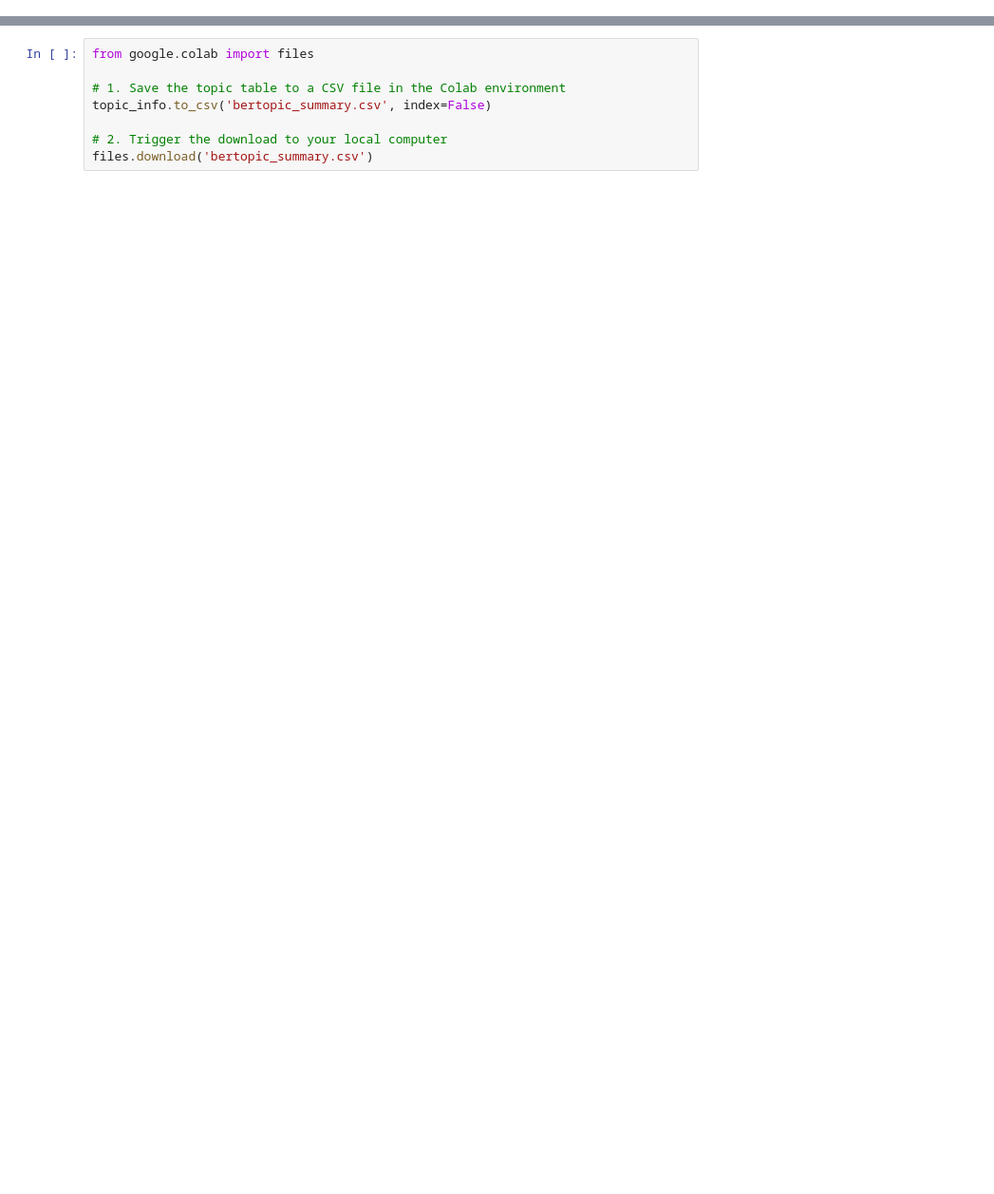
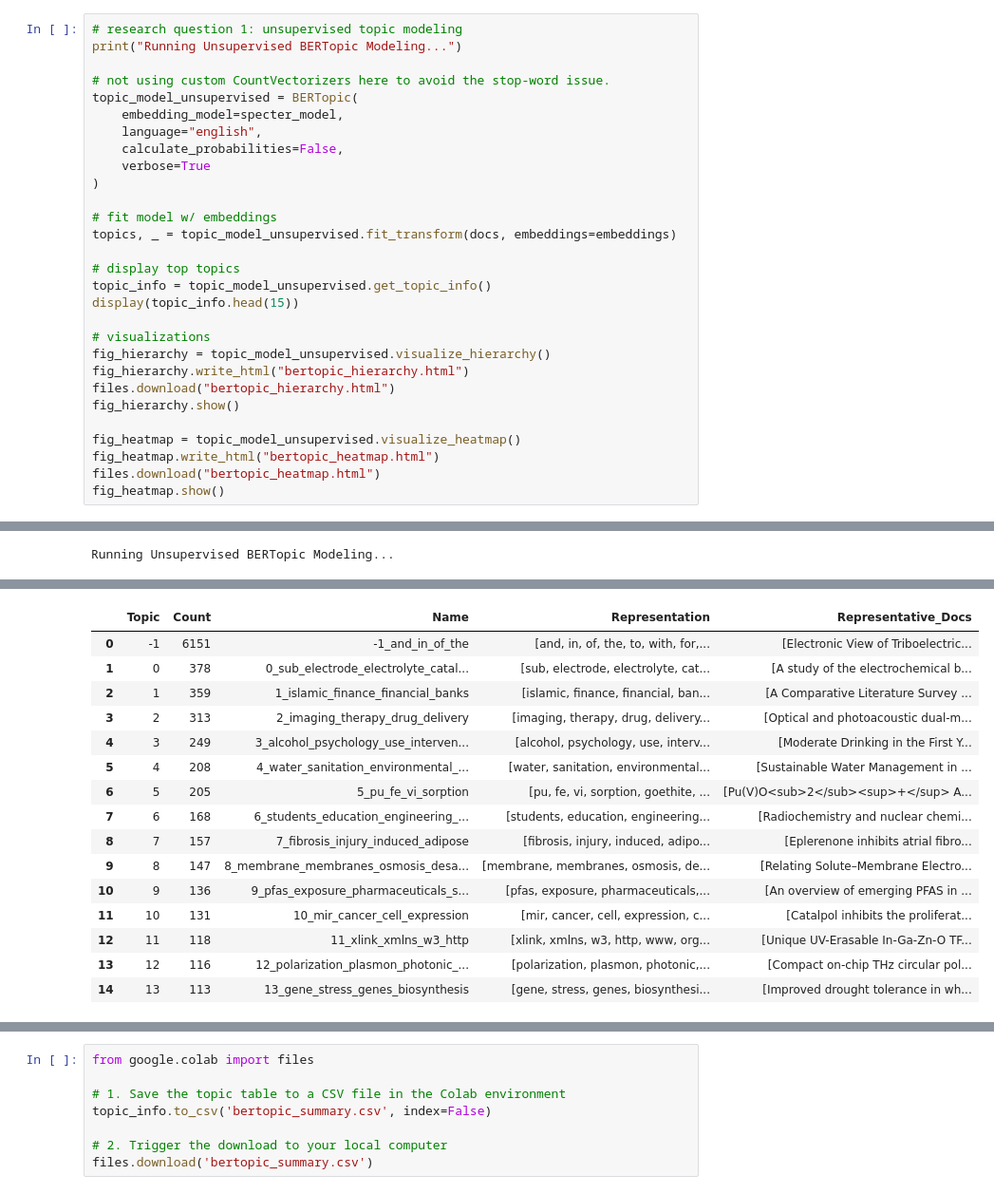
Before and after one commit to ryanatberkeley/aeesp-grand-challenges-nlp-pipeline, a Jupyter notebook: bertopic_modeling.ipynb, the cells around one changed output, grey strips where cells are left out. Shown at 95% size. Drawn from its saved outputs; the diff is of its cells as text; blank space fills up the shorter version.

```diff
--- a/bertopic_modeling.ipynb
+++ b/bertopic_modeling.ipynb
@@ -110,0 +102,30 @@ else:
+# %%
+# research question 1: unsupervised topic modeling
+print("Running Unsupervised BERTopic Modeling...")
+
+# not using custom CountVectorizers here to avoid the stop-word issue.
+topic_model_unsupervised = BERTopic(
+    embedding_model=specter_model,
+    language="english",
+    calculate_probabilities=False,
+    verbose=True
+)
+
+# fit model w/ embeddings
+topics, _ = topic_model_unsupervised.fit_transform(docs, embeddings=embeddings)
+
+# display top topics
+topic_info = topic_model_unsupervised.get_topic_info()
+display(topic_info.head(15))
+
+# visualizations
+fig_hierarchy = topic_model_unsupervised.visualize_hierarchy()
+fig_hierarchy.write_html("bertopic_hierarchy.html")
+files.download("bertopic_hierarchy.html")
+fig_hierarchy.show()
+
+fig_heatmap = topic_model_unsupervised.visualize_heatmap()
+fig_heatmap.write_html("bertopic_heatmap.html")
+files.download("bertopic_heatmap.html")
+fig_heatmap.show()
+# %% [output]
@@ -110,0 +133 @@ else:
+Running Unsupervised BERTopic Modeling...
@@ -110,0 +139,16 @@ else:
+|  | Topic | Count | Name | Representation | Representative_Docs |
+| 0 | -1 | 6151 | -1_and_in_of_the | [and, in, of, the, to, with, for,... | [Electronic View of Triboelectric... |
+| 1 | 0 | 378 | 0_sub_electrode_electrolyte_catal... | [sub, electrode, electrolyte, cat... | [A study of the electrochemical b... |
+| 2 | 1 | 359 | 1_islamic_finance_financial_banks | [islamic, finance, financial, ban... | [A Comparative Literature Survey ... |
+| 3 | 2 | 313 | 2_imaging_therapy_drug_delivery | [imaging, therapy, drug, delivery... | [Optical and photoacoustic dual-m... |
+| 4 | 3 | 249 | 3_alcohol_psychology_use_interven... | [alcohol, psychology, use, interv... | [Moderate Drinking in the First Y... |
+| 5 | 4 | 208 | 4_water_sanitation_environmental_... | [water, sanitation, environmental... | [Sustainable Water Management in ... |
+| 6 | 5 | 205 | 5_pu_fe_vi_sorption | [pu, fe, vi, sorption, goethite, ... | [Pu(V)O<sub>2</sub><sup>+</sup> A... |
+| 7 | 6 | 168 | 6_students_education_engineering_... | [students, education, engineering... | [Radiochemistry and nuclear chemi... |
+| 8 | 7 | 157 | 7_fibrosis_injury_induced_adipose | [fibrosis, injury, induced, adipo... | [Eplerenone inhibits atrial fibro... |
+| 9 | 8 | 147 | 8_membrane_membranes_osmosis_desa... | [membrane, membranes, osmosis, de... | [Relating Solute–Membrane Electro... |
+| 10 | 9 | 136 | 9_pfas_exposure_pharmaceuticals_s... | [pfas, exposure, pharmaceuticals,... | [An overview of emerging PFAS in ... |
+| 11 | 10 | 131 | 10_mir_cancer_cell_expression | [mir, cancer, cell, expression, c... | [Catalpol inhibits the proliferat... |
+| 12 | 11 | 118 | 11_xlink_xmlns_w3_http | [xlink, xmlns, w3, http, www, org... | [Unique UV-Erasable In-Ga-Zn-O TF... |
+| 13 | 12 | 116 | 12_polarization_plasmon_photonic_... | [polarization, plasmon, photonic,... | [Compact on-chip THz circular pol... |
+| 14 | 13 | 113 | 13_gene_stress_genes_biosynthesis | [gene, stress, genes, biosynthesi... | [Improved drought tolerance in wh... |
```
Also changed, not shown: parts of 6 cells of this notebook.
